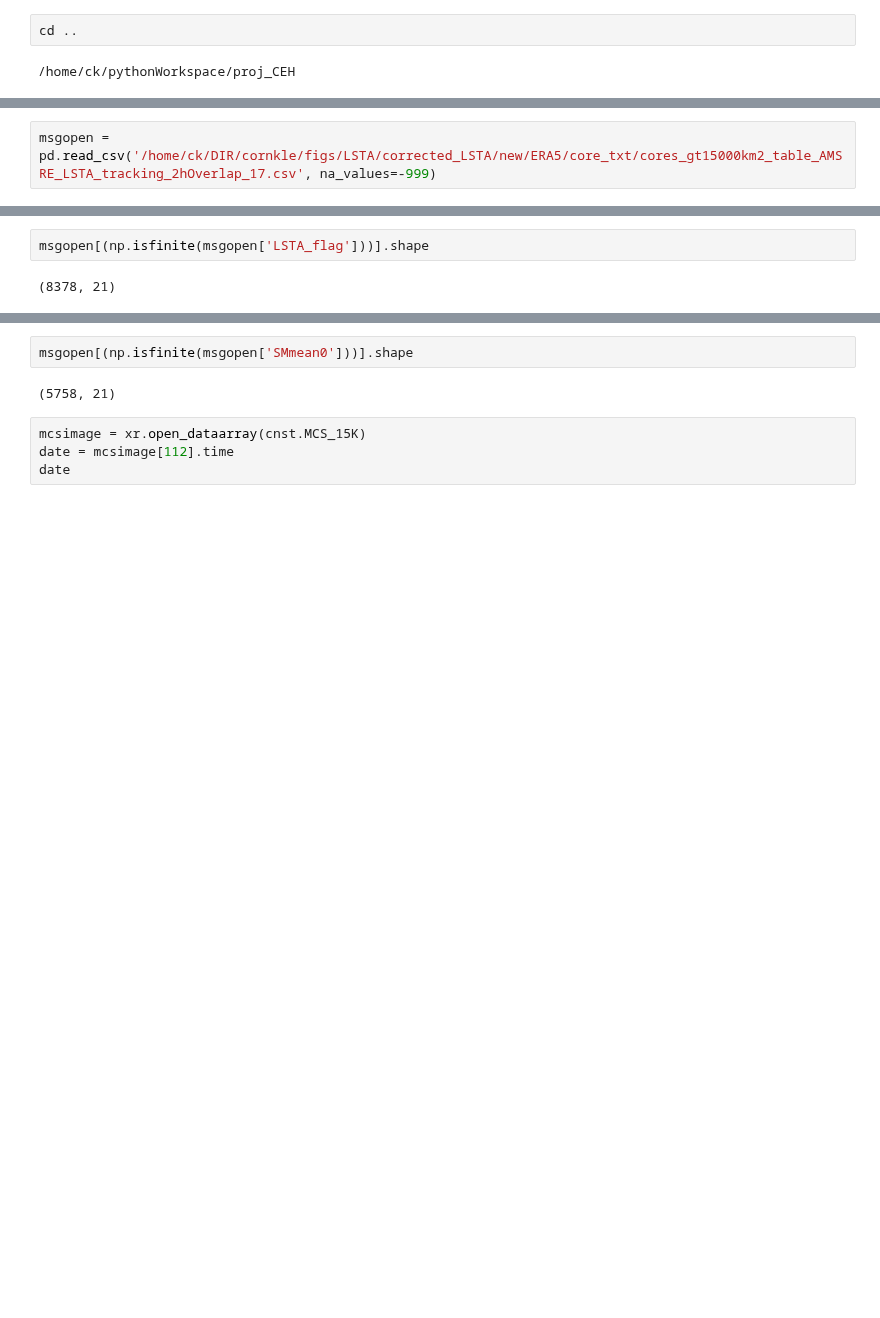
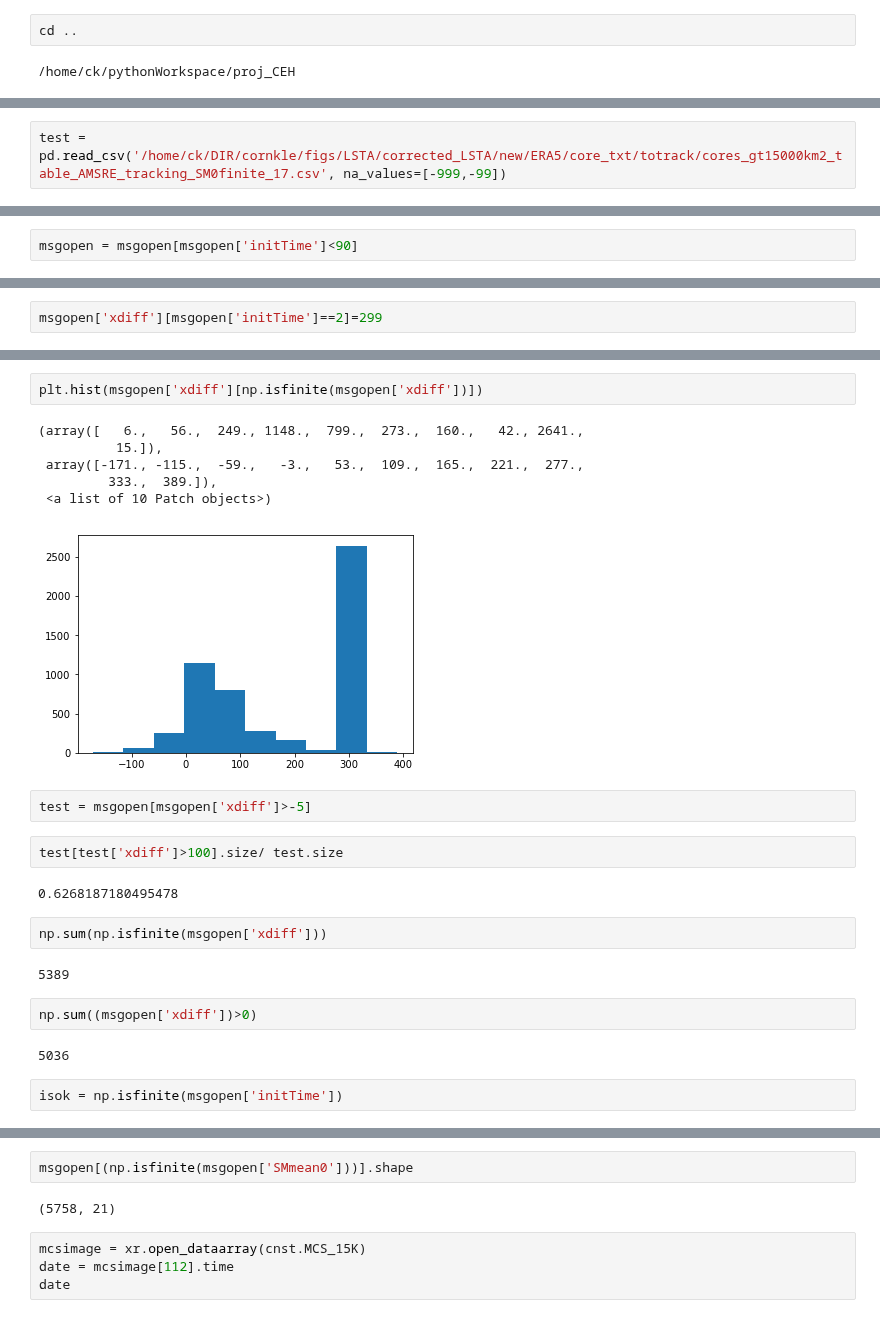
Before and after one commit to cornkle/proj_CEH, a Jupyter notebook: notebooks/AMMA_filterCore_LSTA_AMSRE_coreNumbers.ipynb, the cells around one changed output, grey strips where cells are left out. Drawn from its saved outputs; the diff is of its cells as text; blank space fills up the shorter version.

```diff
--- a/notebooks/AMMA_filterCore_LSTA_AMSRE_coreNumbers.ipynb
+++ b/notebooks/AMMA_filterCore_LSTA_AMSRE_coreNumbers.ipynb
@@ -36,2 +52,2 @@ cd ..
 # %%
-msgopen = pd.read_csv('/home/ck/DIR/cornkle/figs/LSTA/corrected_LSTA/new/ERA5/core_txt/cores_gt15000km2_table_AMSRE_LSTA_tracking_2hOverlap_17.csv', na_values=-999)
+test = pd.read_csv('/home/ck/DIR/cornkle/figs/LSTA/corrected_LSTA/new/ERA5/core_txt/totrack/cores_gt15000km2_table_AMSRE_tracking_SM0finite_17.csv', na_values=[-999,-99])
@@ -42,3 +62,5 @@ msgopen.shape
+# %%
+msgopen = msgopen[msgopen['initTime']<90]
 # %%
 print('Number of ALL cases:', msgopen.shape[0])
 # %% [output]
@@ -55,0 +74,2 @@ msgopen.head()
+# %%
+msgopen['xdiff'][msgopen['initTime']==2]=299
@@ -56,4 +139,25 @@ msgopen.head()
+# %%
+plt.hist(msgopen['xdiff'][np.isfinite(msgopen['xdiff'])])
+# %% [output]
+(array([   6.,   56.,  249., 1148.,  799.,  273.,  160.,   42., 2641.,
+          15.]),
+ array([-171., -115.,  -59.,   -3.,   53.,  109.,  165.,  221.,  277.,
+         333.,  389.]),
+ <a list of 10 Patch objects>)
+[figure, added]
+# %%
+test = msgopen[msgopen['xdiff']>-5]
+# %%
+test[test['xdiff']>100].size/ test.size
+# %% [output]
+0.6268187180495478
+# %%
+np.sum(np.isfinite(msgopen['xdiff']))
+# %% [output]
+5389
+# %%
+np.sum((msgopen['xdiff'])>0)
+# %% [output]
+5036
 # %%
-msgopen[(np.isfinite(msgopen['LSTA_flag']))].shape
+isok = np.isfinite(msgopen['initTime'])
-# %% [output]
-(8378, 21)
```
Also changed, not shown: parts of 38 cells of this notebook, 22 other files.
